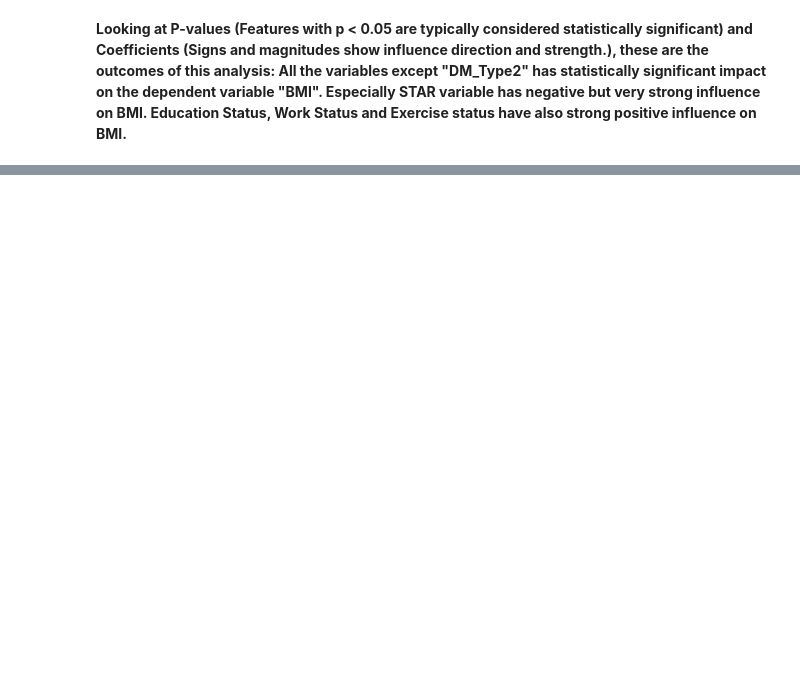
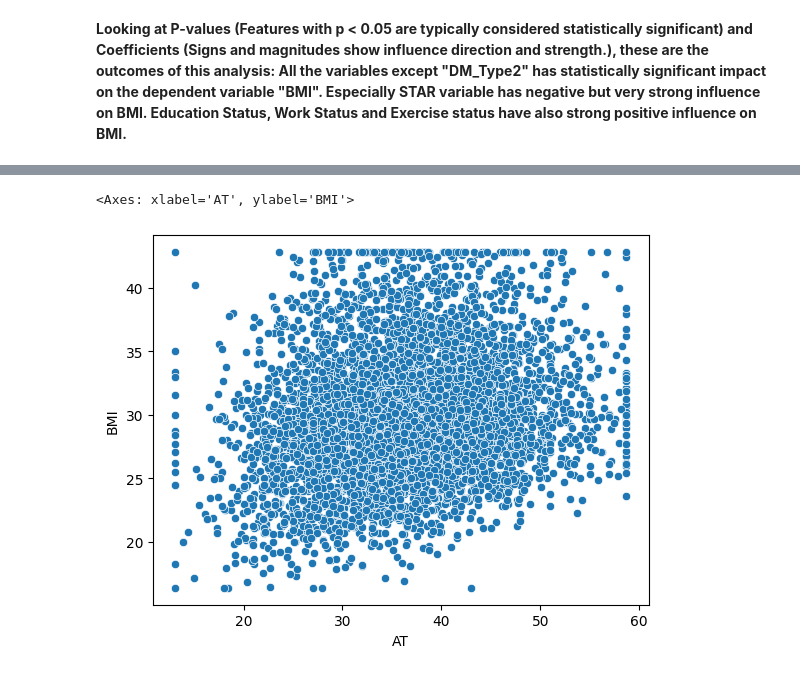
Before and after one commit to sadullahozcan/sarcopenia_eda_analysis, a Jupyter notebook: EDA_07_lin_reg.ipynb, the cells around one changed output, grey strips where cells are left out. Saved outputs shown, nothing was run; the diff lists cells and outputs as text; code cells hidden in the pictures; blank space fills up the shorter version.

```diff
--- a/EDA_07_lin_reg.ipynb
+++ b/EDA_07_lin_reg.ipynb
@@ -322,0 +333,5 @@ All the variables except "DM_Type2" has statistically significant impact on the
+# %%
+sns.scatterplot(data=df_lineer, x='AT', y='BMI')
+# %% [output]
+<Axes: xlabel='AT', ylabel='BMI'>
+[figure, added]
```
Also changed, not shown: parts of 7 cells of this notebook.
